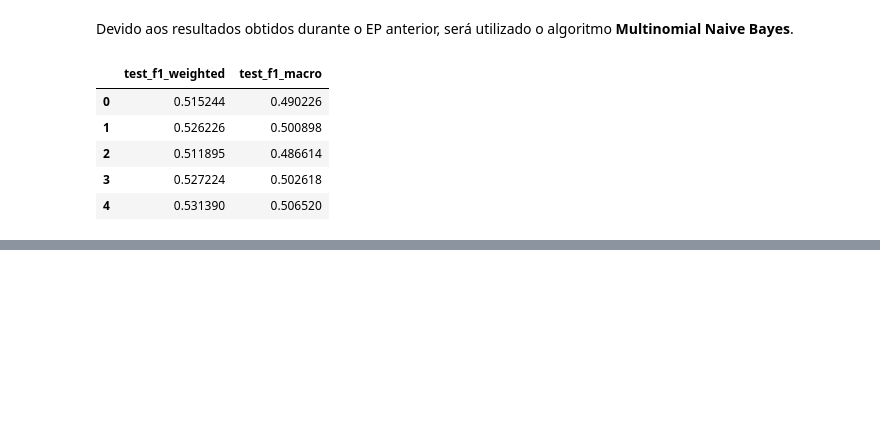
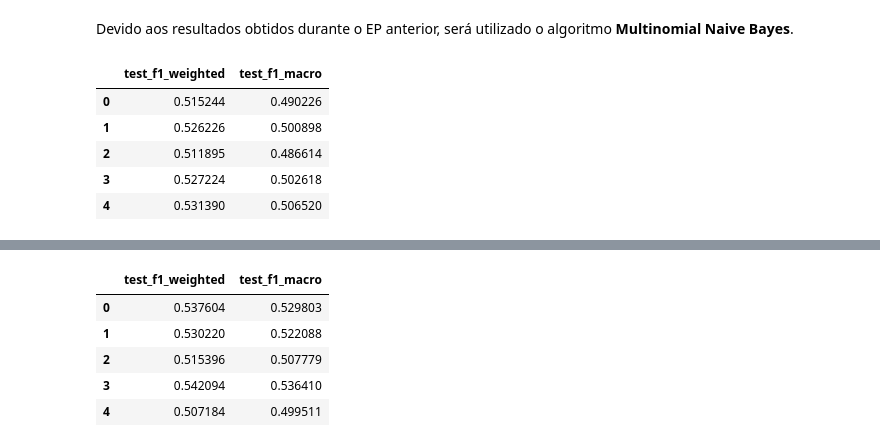
Before and after one commit to Marcos-Med/PLN, a Jupyter notebook: Marcos/ep2.ipynb, the cells around one changed output, grey strips where cells are left out. Cells and saved outputs as stored; diff of their text form; code cells hidden in the pictures; blank space fills up the shorter version.

```diff
--- a/Marcos/ep2.ipynb
+++ b/Marcos/ep2.ipynb
@@ -324,0 +357,13 @@ results_df
+# %%
+from scipy.sparse import hstack
+
+X_combined = hstack([X_new, df_features.values]) # combina vocabulário com estilo de escrita
+# %%
+results = cross_validate( #features com Regressão Logística
+    estimator=model,
+    X = X_combined,
+    y = df['profession_encoded'],
+    cv = 5,
+    scoring = ['f1_weighted', 'f1_macro'],
+    return_train_score= False
+)
@@ -324,0 +388,11 @@ results_df
+# %%
+results_df = pd.DataFrame(results)
+results_df.drop(['fit_time', 'score_time'], axis=1, inplace=True)
+results_df
+# %% [output]
+|  | test_f1_weighted | test_f1_macro |
+| 0 | 0.537604 | 0.529803 |
+| 1 | 0.530220 | 0.522088 |
+| 2 | 0.515396 | 0.507779 |
+| 3 | 0.542094 | 0.536410 |
+| 4 | 0.507184 | 0.499511 |
```
Also changed, not shown: parts of 10 cells of this notebook.
